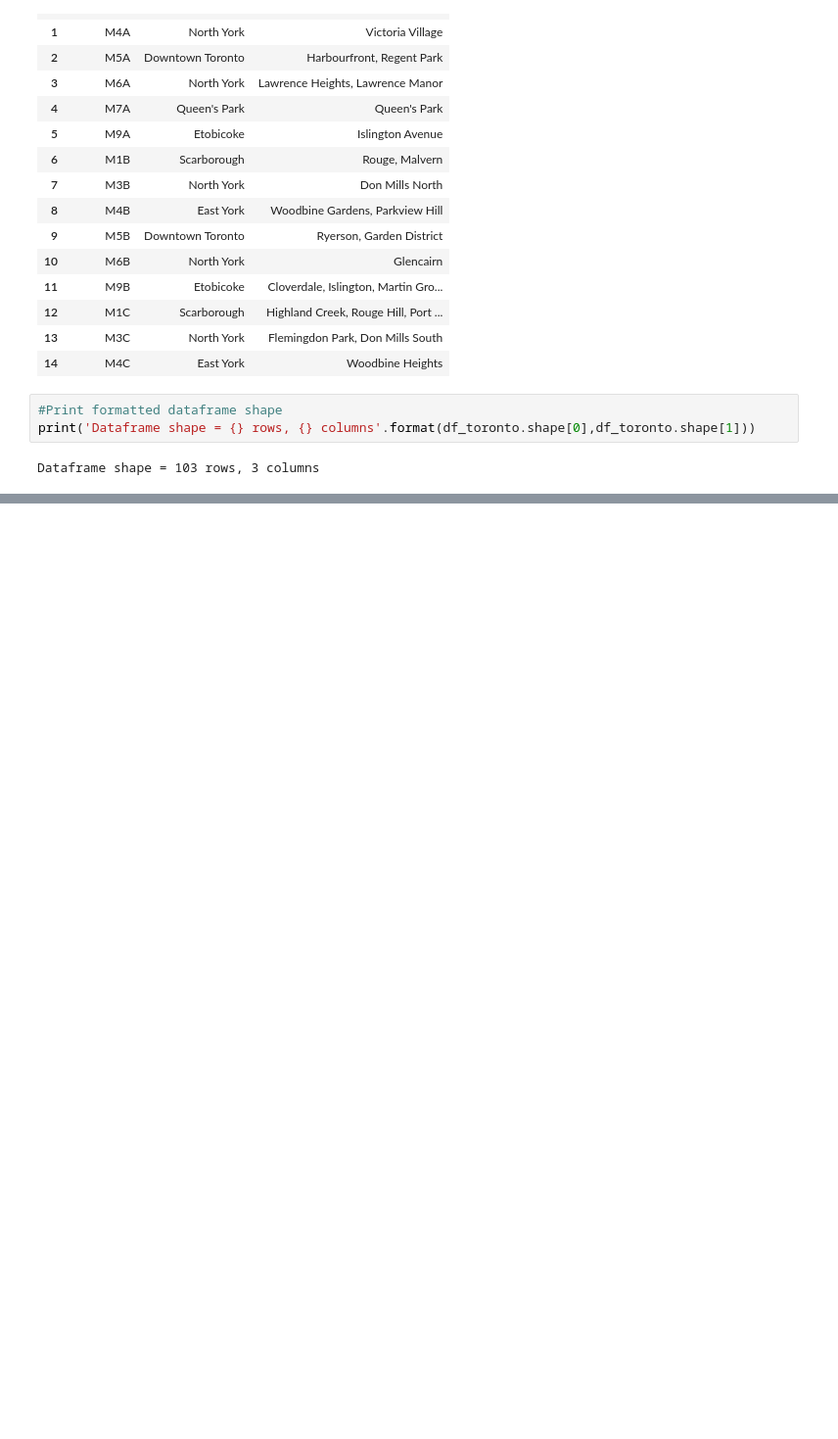
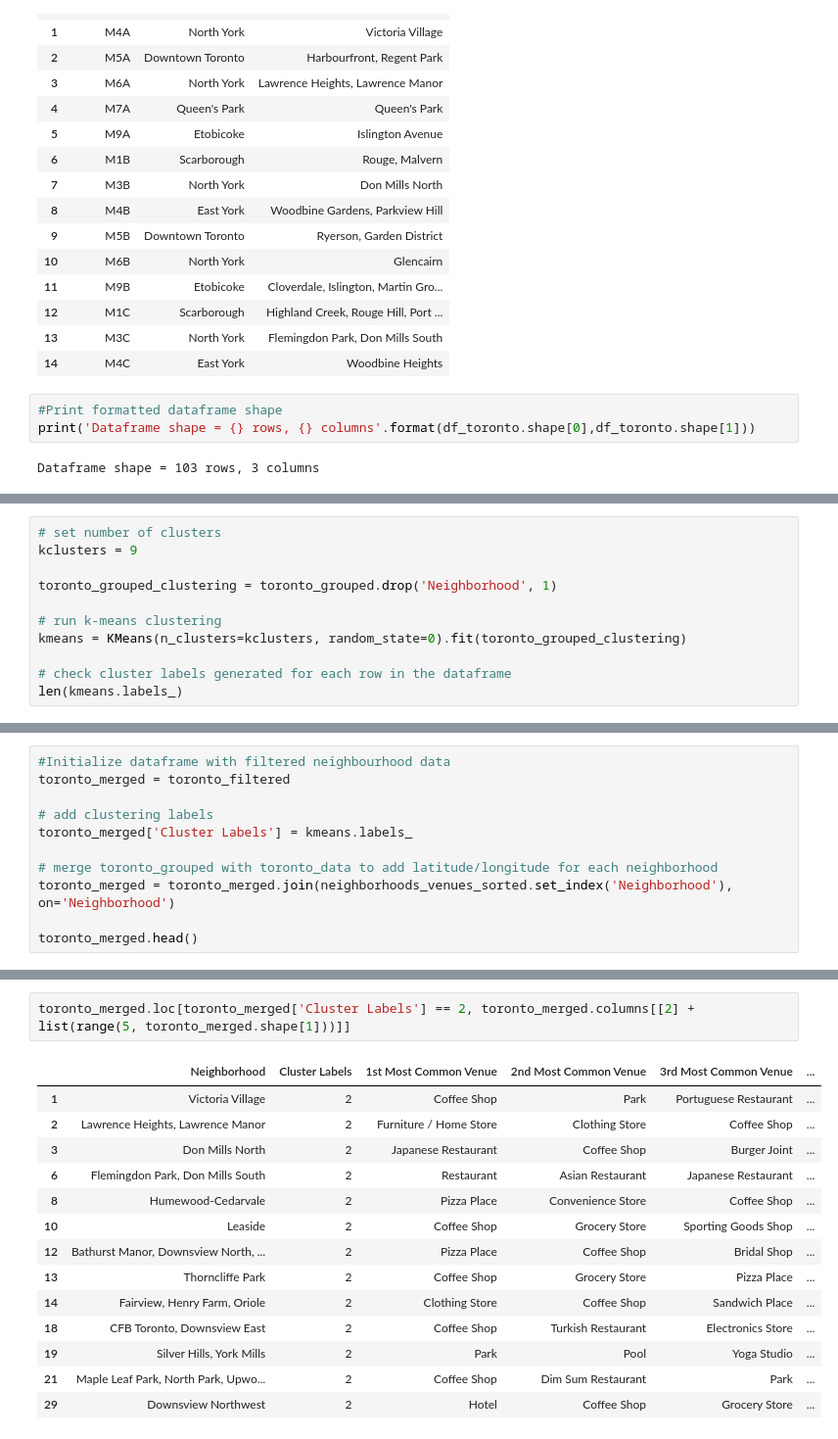
Before and after one commit to WadeHooper/IBMDSCapstone, a Jupyter notebook: TorontoCluster.ipynb, the cells around one changed output, grey strips where cells are left out. Shown: that part at 98% size. Drawn from its saved outputs; the diff is of its cells as text; blank space fills up the shorter version.

```diff
--- a/TorontoCluster.ipynb
+++ b/TorontoCluster.ipynb
@@ -123,0 +310,11 @@ for i in range(0,pclen+1):
+# %%
+# set number of clusters
+kclusters = 9
+
+toronto_grouped_clustering = toronto_grouped.drop('Neighborhood', 1)
+
+# run k-means clustering
+kmeans = KMeans(n_clusters=kclusters, random_state=0).fit(toronto_grouped_clustering)
+
+# check cluster labels generated for each row in the dataframe
+len(kmeans.labels_)
@@ -123,0 +325,11 @@ for i in range(0,pclen+1):
+# %%
+#Initialize dataframe with filtered neighbourhood data
+toronto_merged = toronto_filtered
+
+# add clustering labels
+toronto_merged['Cluster Labels'] = kmeans.labels_
+
+# merge toronto_grouped with toronto_data to add latitude/longitude for each neighborhood
+toronto_merged = toronto_merged.join(neighborhoods_venues_sorted.set_index('Neighborhood'), on='Neighborhood')
+
+toronto_merged.head()
@@ -123,0 +378,17 @@ for i in range(0,pclen+1):
+# %%
+toronto_merged.loc[toronto_merged['Cluster Labels'] == 2, toronto_merged.columns[[2] + list(range(5, toronto_merged.shape[1]))]]
+# %% [output]
+|  | Neighborhood | Cluster Labels | 1st Most Common Venue | 2nd Most Common Venue | 3rd Most Common Venue | ... |
+| 1 | Victoria Village | 2 | Coffee Shop | Park | Portuguese Restaurant | ... |
+| 2 | Lawrence Heights, Lawrence Manor | 2 | Furniture / Home Store | Clothing Store | Coffee Shop | ... |
+| 3 | Don Mills North | 2 | Japanese Restaurant | Coffee Shop | Burger Joint | ... |
+| 6 | Flemingdon Park, Don Mills South | 2 | Restaurant | Asian Restaurant | Japanese Restaurant | ... |
+| 8 | Humewood-Cedarvale | 2 | Pizza Place | Convenience Store | Coffee Shop | ... |
+| 10 | Leaside | 2 | Coffee Shop | Grocery Store | Sporting Goods Shop | ... |
+| 12 | Bathurst Manor, Downsview North, ... | 2 | Pizza Place | Coffee Shop | Bridal Shop | ... |
+| 13 | Thorncliffe Park | 2 | Coffee Shop | Grocery Store | Pizza Place | ... |
+| 14 | Fairview, Henry Farm, Oriole | 2 | Clothing Store | Coffee Shop | Sandwich Place | ... |
+| 18 | CFB Toronto, Downsview East | 2 | Coffee Shop | Turkish Restaurant | Electronics Store | ... |
+| 19 | Silver Hills, York Mills | 2 | Park | Pool | Yoga Studio | ... |
+| 21 | Maple Leaf Park, North Park, Upwo... | 2 | Coffee Shop | Dim Sum Restaurant | Park | ... |
+| 29 | Downsview Northwest | 2 | Hotel | Coffee Shop | Grocery Store | ... |
```
Also changed, not shown: parts of 33 cells of this notebook.
